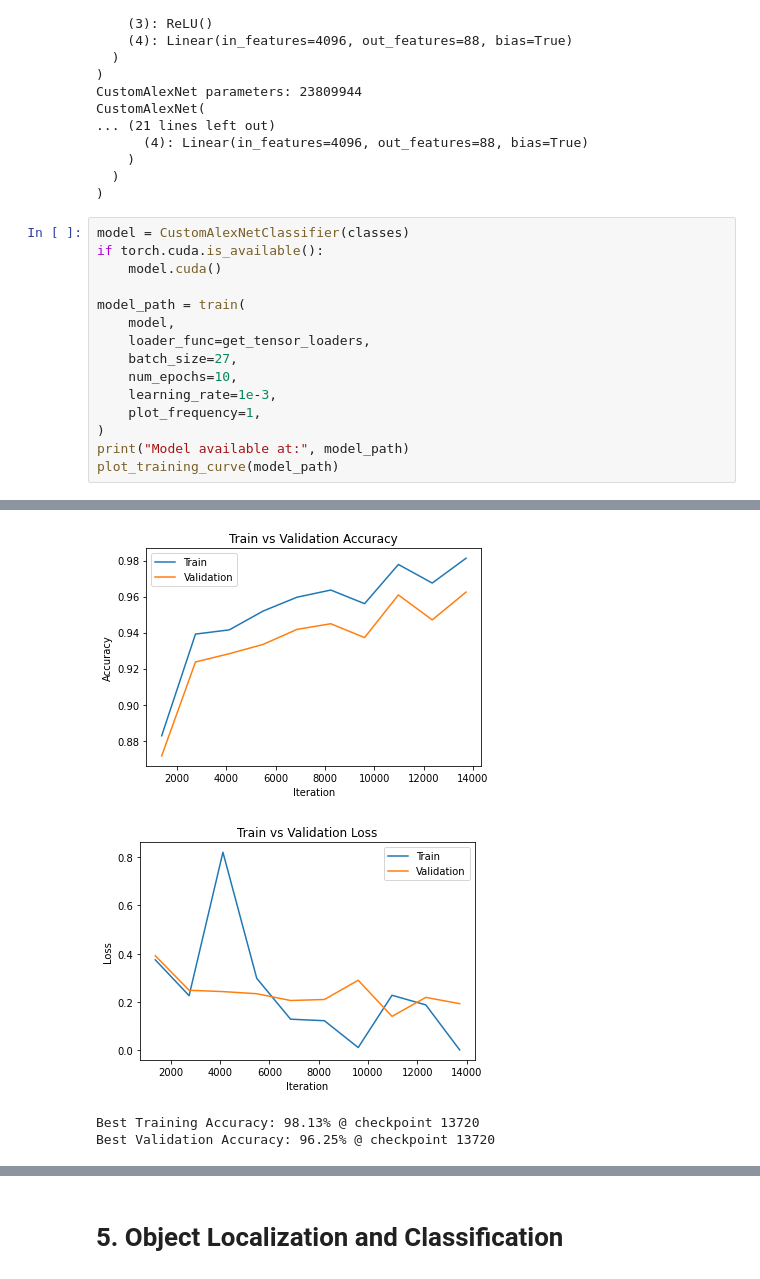
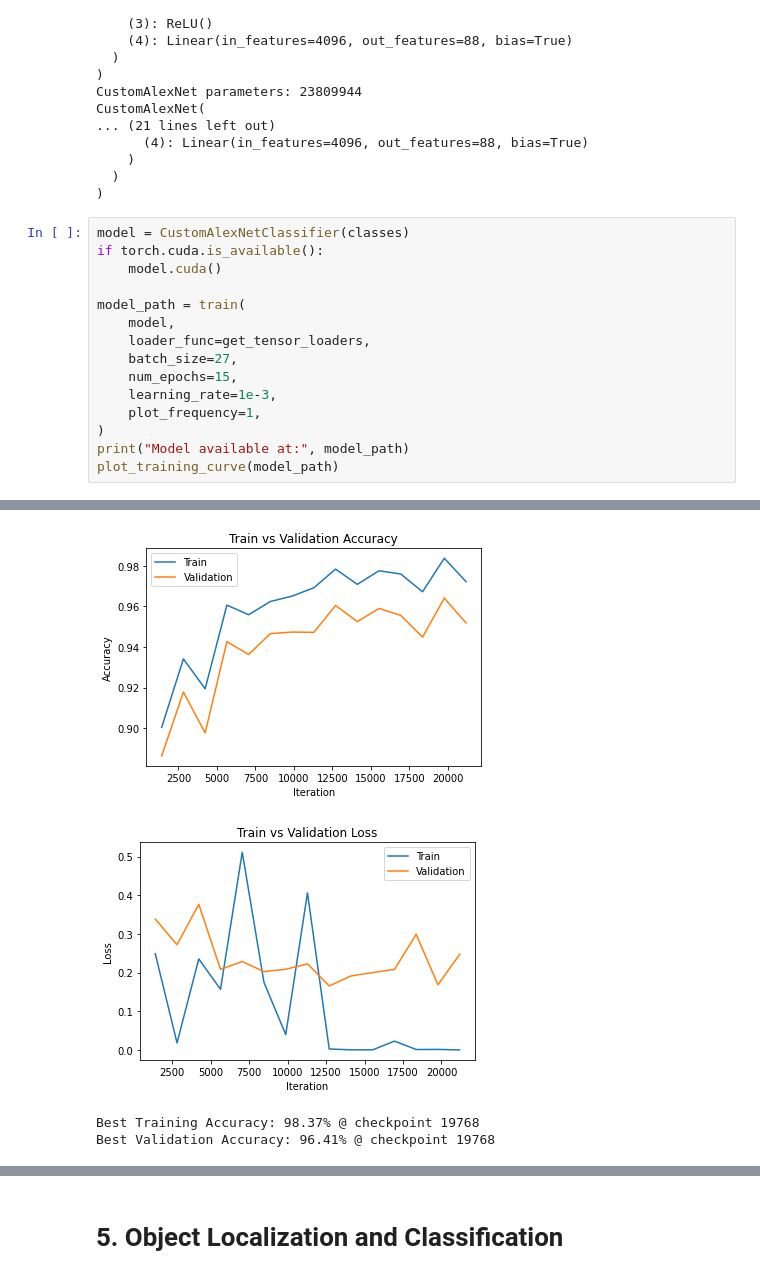
Before and after one commit to MichaelCondo/Team9-APS360-Project, a Jupyter notebook: CheckYoSelf.ipynb, the cells around one changed output, grey strips where cells are left out. Cells and saved outputs as stored; diff of their text form.

Commit message:
Increase training for transfer learning model and retested on multi-image test set for better results

```diff
--- a/CheckYoSelf.ipynb
+++ b/CheckYoSelf.ipynb
@@ -953,7 +949,7 @@ model_path = train(
     model,
     loader_func=get_tensor_loaders,
     batch_size=27,
-    num_epochs=10,
+    num_epochs=15,
     learning_rate=1e-3,
     plot_frequency=1,
 )
@@ -976,7 +977,7 @@ Model available at: model_CustomAlexNetClassifier_bs27_lr0.001_checkpoint13720
-[figure, old version]
+[figure, new version]
-[figure, old version]
+[figure, new version]
-Best Training Accuracy: 98.13% @ checkpoint 13720
-Best Validation Accuracy: 96.25% @ checkpoint 13720
+Best Training Accuracy: 98.37% @ checkpoint 19768
+Best Validation Accuracy: 96.41% @ checkpoint 19768
 # %%
 model = CustomAlexNetClassifier(classes)
 
```
Also changed, not shown: parts of 15 cells of this notebook.
